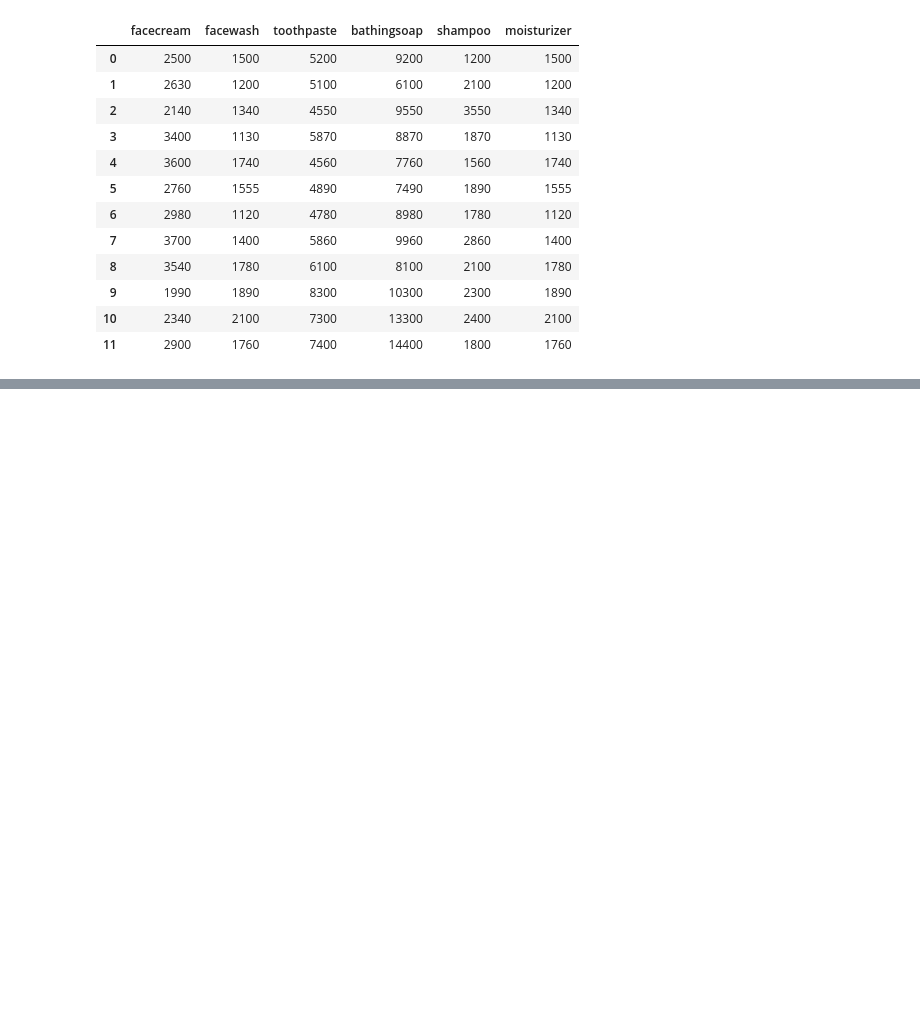
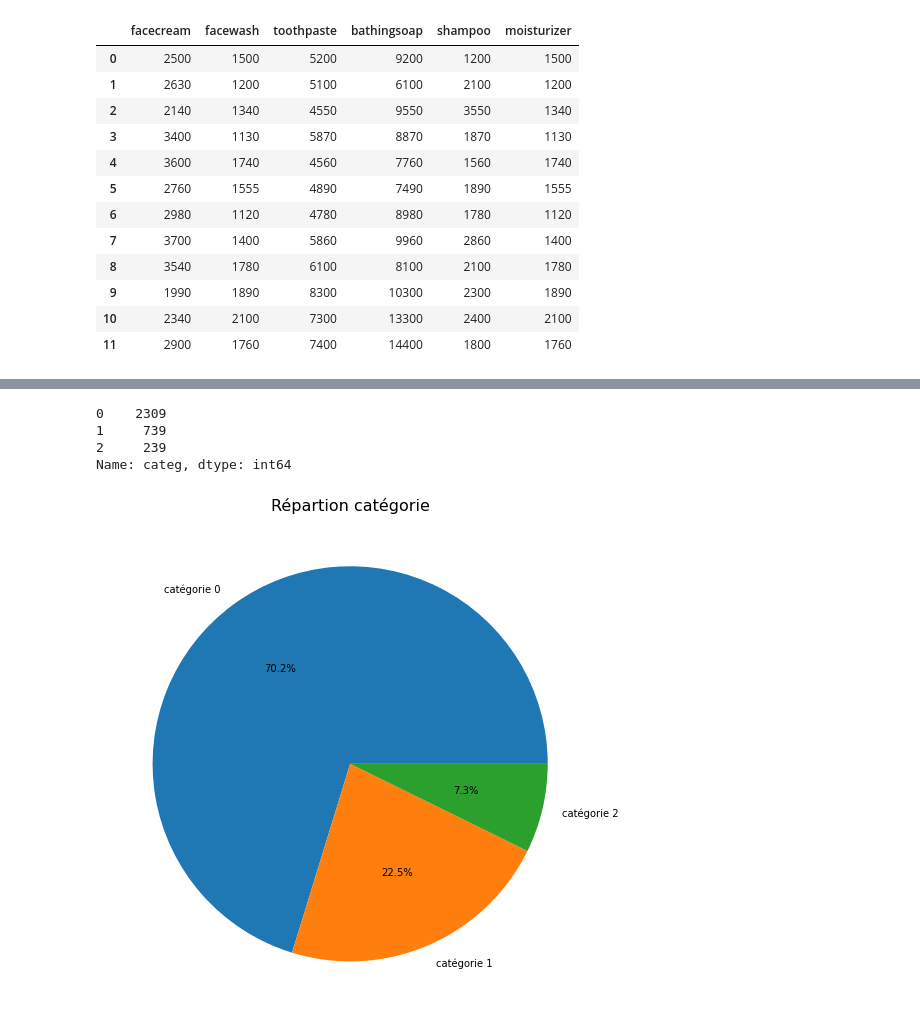
Before and after one commit to Amelinelurton/graphes, a Jupyter notebook: des graphes.ipynb, the cells around one changed output, grey strips where cells are left out. Saved outputs shown, nothing was run; the diff lists cells and outputs as text; code cells hidden in the pictures; blank space fills up the shorter version.

```diff
--- a/des graphes.ipynb
+++ b/des graphes.ipynb
@@ -172,0 +196,3 @@ plt.show()
+# %%
+dtpro = pd.read_csv('/Users/macameline/Documents/learn_code/THP_DATA/sem2_/analyse_vente/dataset_bookstore/products.csv', sep=",")
+dtpro
@@ -172,0 +230,22 @@ plt.show()
+# %%
+cat = dtpro.categ.value_counts()
+cat
+# %% [output]
+0    2309
+1     739
+2     239
+Name: categ, dtype: int64
+# %%
+caté = ['catégorie 0','catégorie 1','catégorie 2']
+
+#creating plot
+plt.figure(figsize=(7, 7))
+
+plt.axis("equal")
+plt.pie(cat,labels =caté, autopct='%1.1f%%')
+
+plt.title('Répartion catégorie',fontsize=16)
+
+plt.show()
+# %% [output]
+[figure, added]
```
Also changed, not shown: parts of 7 cells of this notebook.
